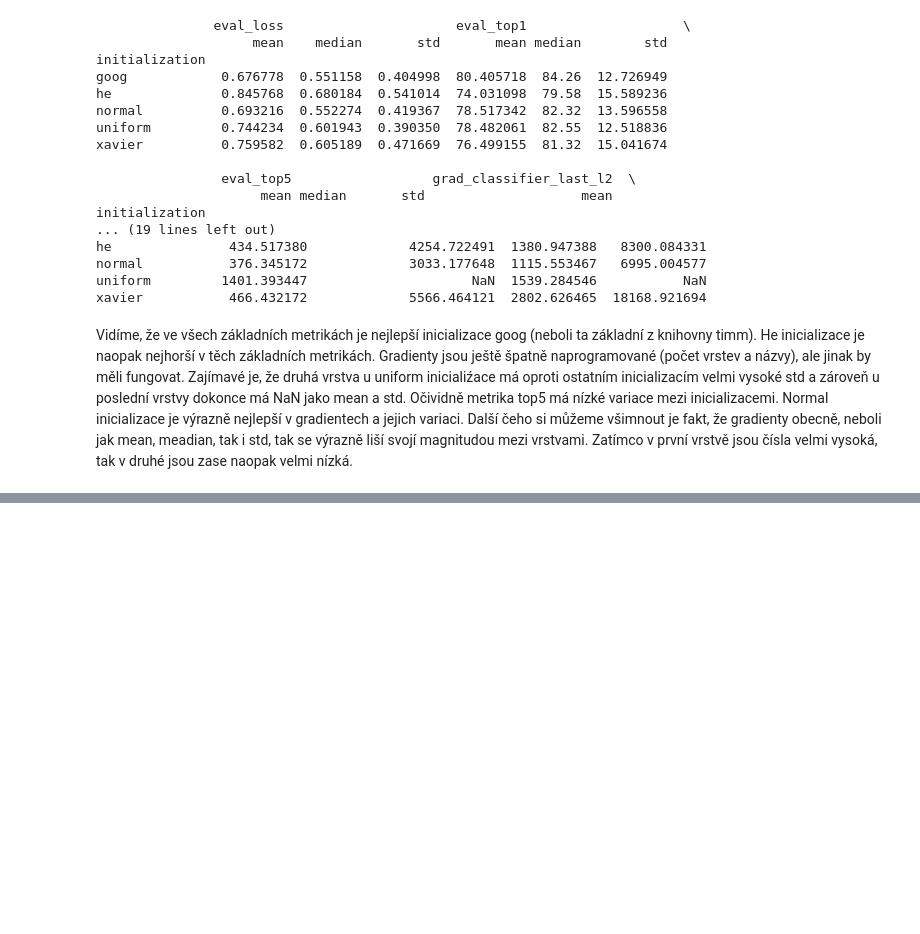
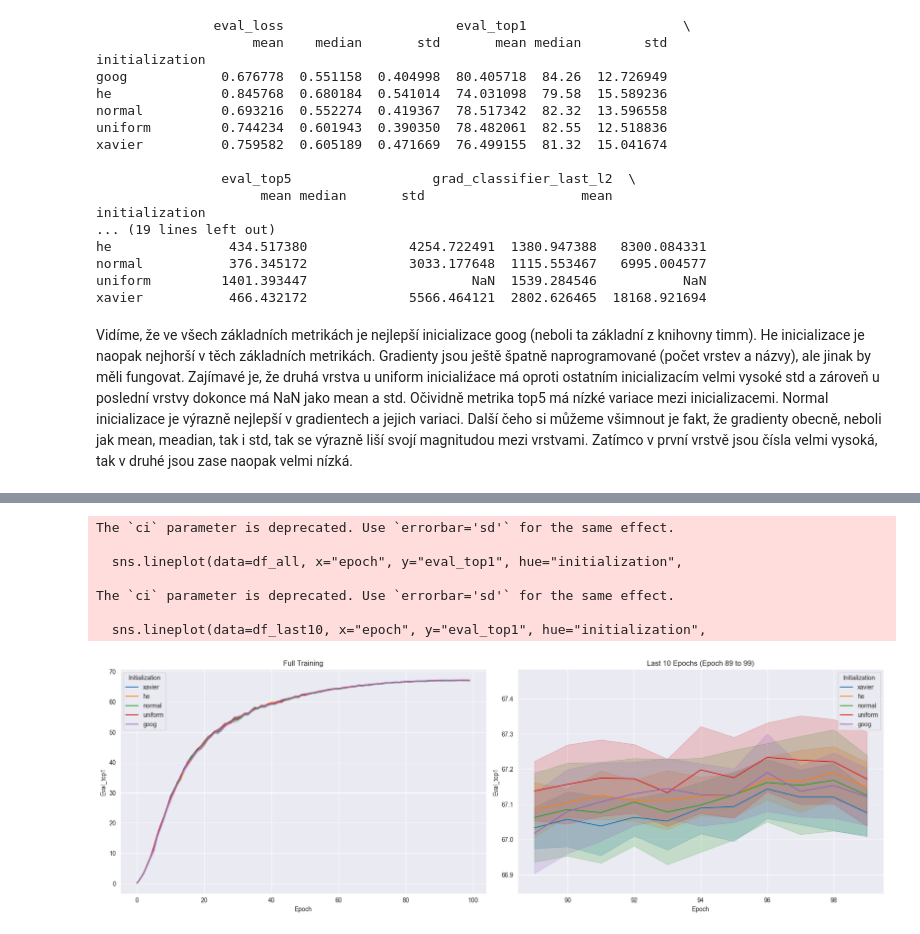
Before and after one commit to MartinHruska2000/pytorch-image-models, a Jupyter notebook: Test.ipynb, the cells around one changed output, grey strips where cells are left out. Drawn from its saved outputs; the diff is of its cells as text; code cells hidden in the pictures; blank space fills up the shorter version.

```diff
--- a/Test.ipynb
+++ b/Test.ipynb
@@ -523,0 +900,78 @@ Vidíme, že ve všech základních metrikách je nejlepší inicializace goog (
+# %%
+import pandas as pd
+import matplotlib.pyplot as plt
+import seaborn as sns
+
+all_data = []
+for run in runs:
+    config = run.config or {}
+    model_kwargs = config.get("model_kwargs", {})
+
+    # Handle dict or string representation of model_kwargs
+    initialization = None
+    if isinstance(model_kwargs, dict):
+        initialization = model_kwargs.get("initialization")
+    elif isinstance(model_kwargs, str):
+        try:
+            initialization = eval(model_kwargs).get("initialization")
+        except:
+            initialization = None
+
+    if initialization is None or initialization == "constant":
+        continue  # Skip runs without or with 'constant' initialization
+
+    try:
+        history = run.history(keys=["eval_top1", "epoch"], pandas=True)
+        history = history.dropna(subset=["eval_top1", "epoch"])
+        history["initialization"] = initialization
+        history["run_id"] = run.id
+        all_data.append(history)
+    except Exception as e:
+        print(f"Failed to fetch history for run {run.id}: {e}")
+
+# Combine all runs' histories
+df_all = pd.concat(all_data, ignore_index=True)
+
+# Create a figure with two subplots
+fig, (ax1, ax2) = plt.subplots(1, 2, figsize=(18, 6))
+
+# Main plot
+sns.lineplot(data=df_all, x="epoch", y="eval_top1", hue="initialization",
+             estimator='mean', ci='sd', ax=ax1)
+ax1.set_xlabel("Epoch")
+ax1.set_ylabel("Eval_top1")
+ax1.set_title("Full Training")
+ax1.legend(title="Initialization")
+ax1.grid(True)
+
+# Get the last 10 epochs
+last_epochs = df_all['epoch'].max()
+df_last10 = df_all[df_all['epoch'] >= last_epochs - 10]
+
+# Calculate y-axis limits for zoomed plot
+y_min = df_last10['eval_top1'].min()
+y_max = df_last10['eval_top1'].max()
+y_padding = (y_max - y_min) * 0.1  # Add 10% padding
+
+# Zoomed plot - use the same hue order as the main plot
+hue_order = [h.get_label() for h in ax1.get_legend().legendHandles]
+sns.lineplot(data=df_last10, x="epoch", y="eval_top1", hue="initialization",
+             estimator='mean', ci='sd', ax=ax2, hue_order=hue_order)
+ax2.set_xlabel("Epoch")
+ax2.set_ylabel("Eval_top1")
+ax2.set_title(f"Last 10 Epochs (Epoch {last_epochs-10} to {last_epochs})")
+ax2.set_ylim(y_min - y_padding, y_max + y_padding)
+ax2.legend(title="Initialization")
+ax2.grid(True)
+
+plt.tight_layout()
+plt.show()
+# %% [output]
+The `ci` parameter is deprecated. Use `errorbar='sd'` for the same effect.
+
+  sns.lineplot(data=df_all, x="epoch", y="eval_top1", hue="initialization",
+
+The `ci` parameter is deprecated. Use `errorbar='sd'` for the same effect.
+
+  sns.lineplot(data=df_last10, x="epoch", y="eval_top1", hue="initialization",
+[figure, added]
```
Also changed, not shown: parts of 21 cells of this notebook.
